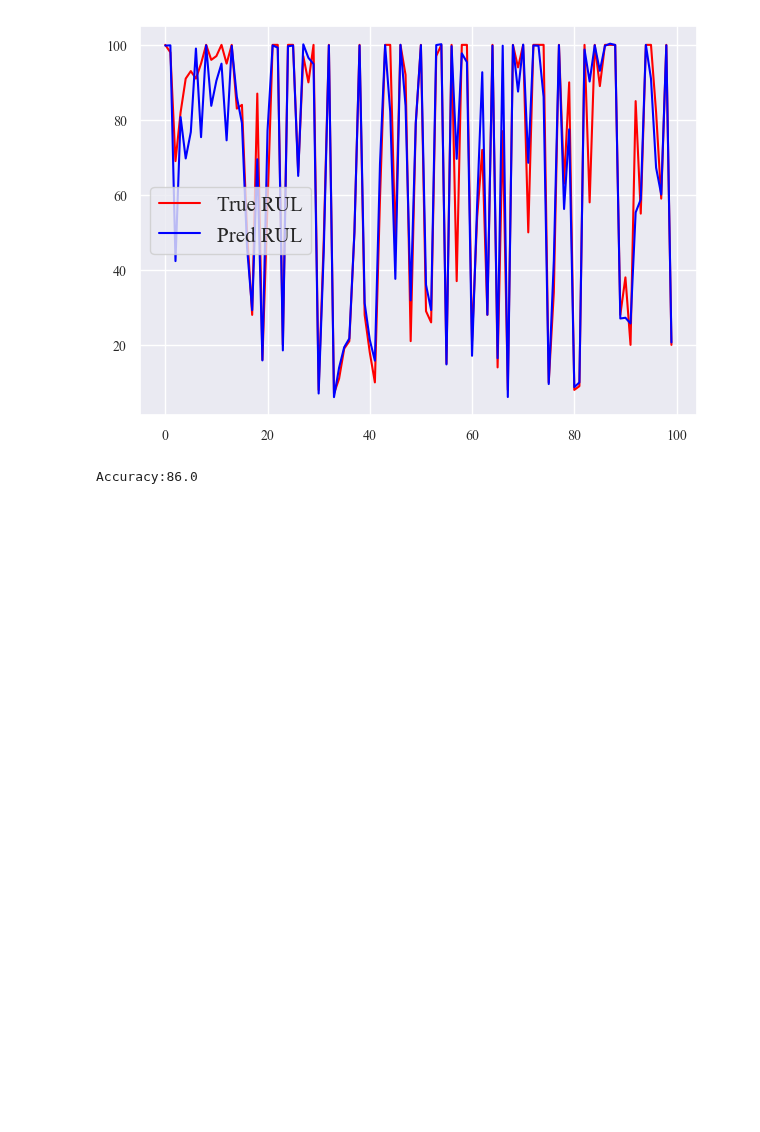
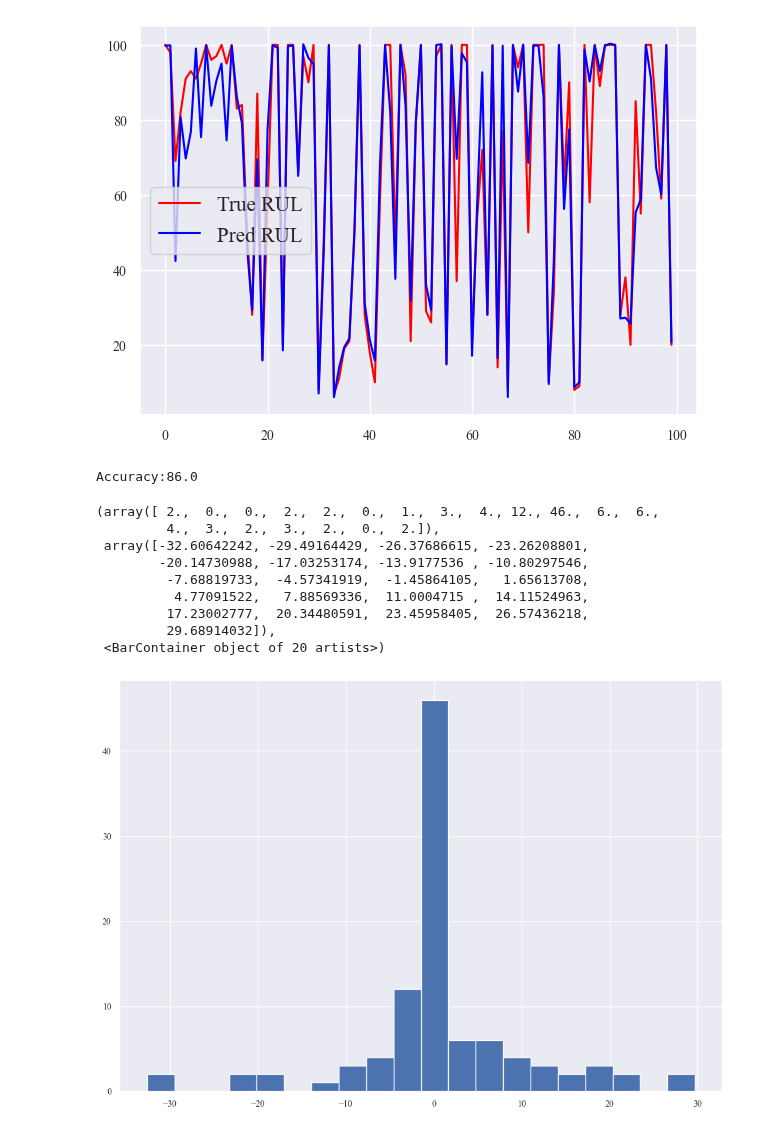
Before and after one commit to kanadsen/ME_773_PROJECT, a Jupyter notebook: CNN_LSTM_training_model.ipynb, the cells around one changed output. Drawn from its saved outputs; the diff is of its cells as text; code cells hidden in the pictures; blank space fills up the shorter version.

Commit message:
Histogram added

```diff
--- a/CNN_LSTM_training_model.ipynb
+++ b/CNN_LSTM_training_model.ipynb
@@ -472,3 +472,24 @@ acc=c/len(true_RUL)*100
 print("Accuracy:"+str(acc))
 # %% [output]
 Accuracy:86.0
+# %%
+#Plot histogram distribution of errors in RUL prediction in cycles
+c=[]
+for i in range(len(true_RUL)):
+    c.append((true_RUL[i]-preds_for_last_example[i]))
+fig, axs = plt.subplots(1, 1,
+                        figsize =(10, 7),
+                        tight_layout = True)
+
+axs.hist(c, bins = 20)
+# %% [output]
+(array([ 2.,  0.,  0.,  2.,  2.,  0.,  1.,  3.,  4., 12., 46.,  6.,  6.,
+         4.,  3.,  2.,  3.,  2.,  0.,  2.]),
+ array([-32.60642242, -29.49164429, -26.37686615, -23.26208801,
+        -20.14730988, -17.03253174, -13.9177536 , -10.80297546,
+         -7.68819733,  -4.57341919,  -1.45864105,   1.65613708,
+          4.77091522,   7.88569336,  11.0004715 ,  14.11524963,
+         17.23002777,  20.34480591,  23.45958405,  26.57436218,
+         29.68914032]),
+ <BarContainer object of 20 artists>)
+[figure, added]
```
